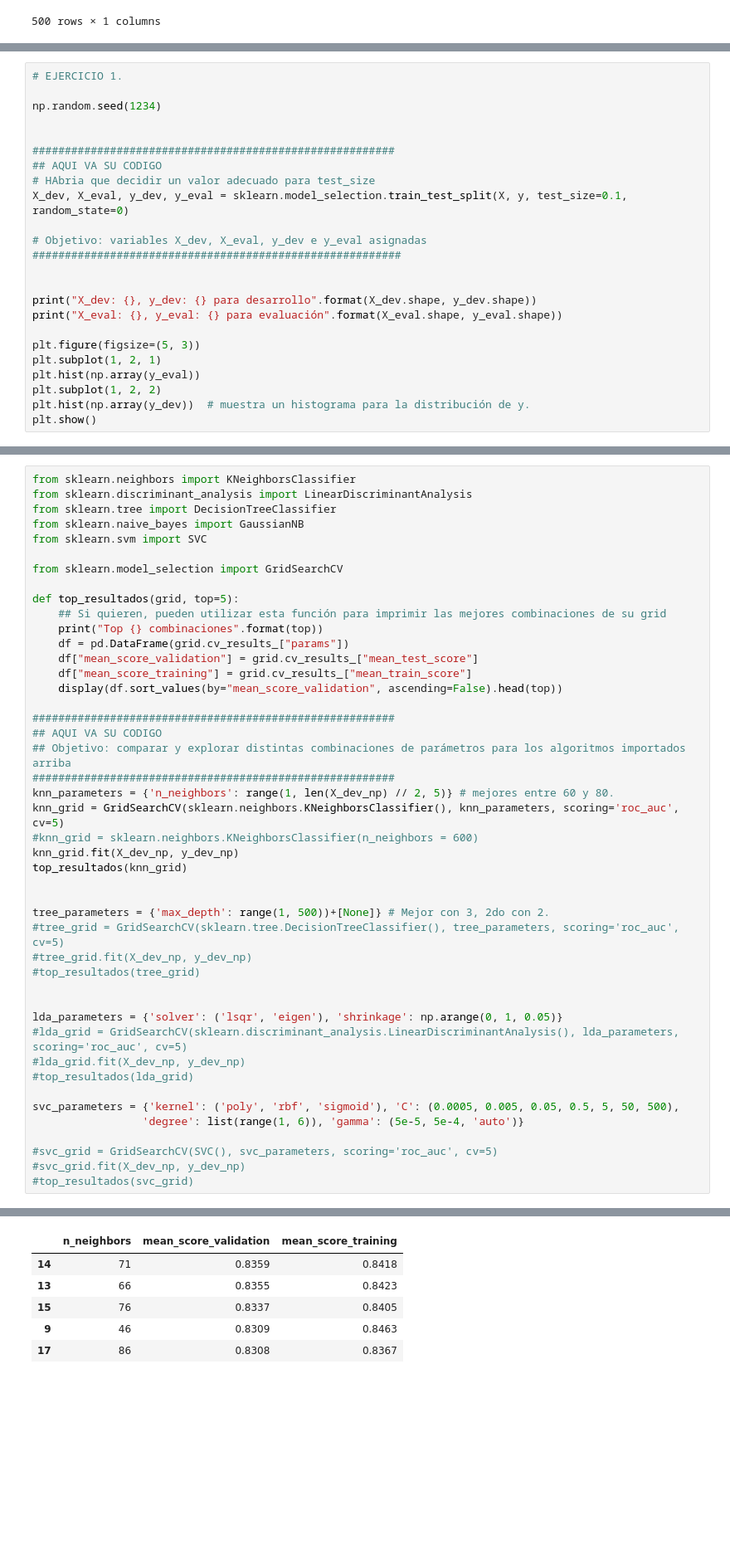
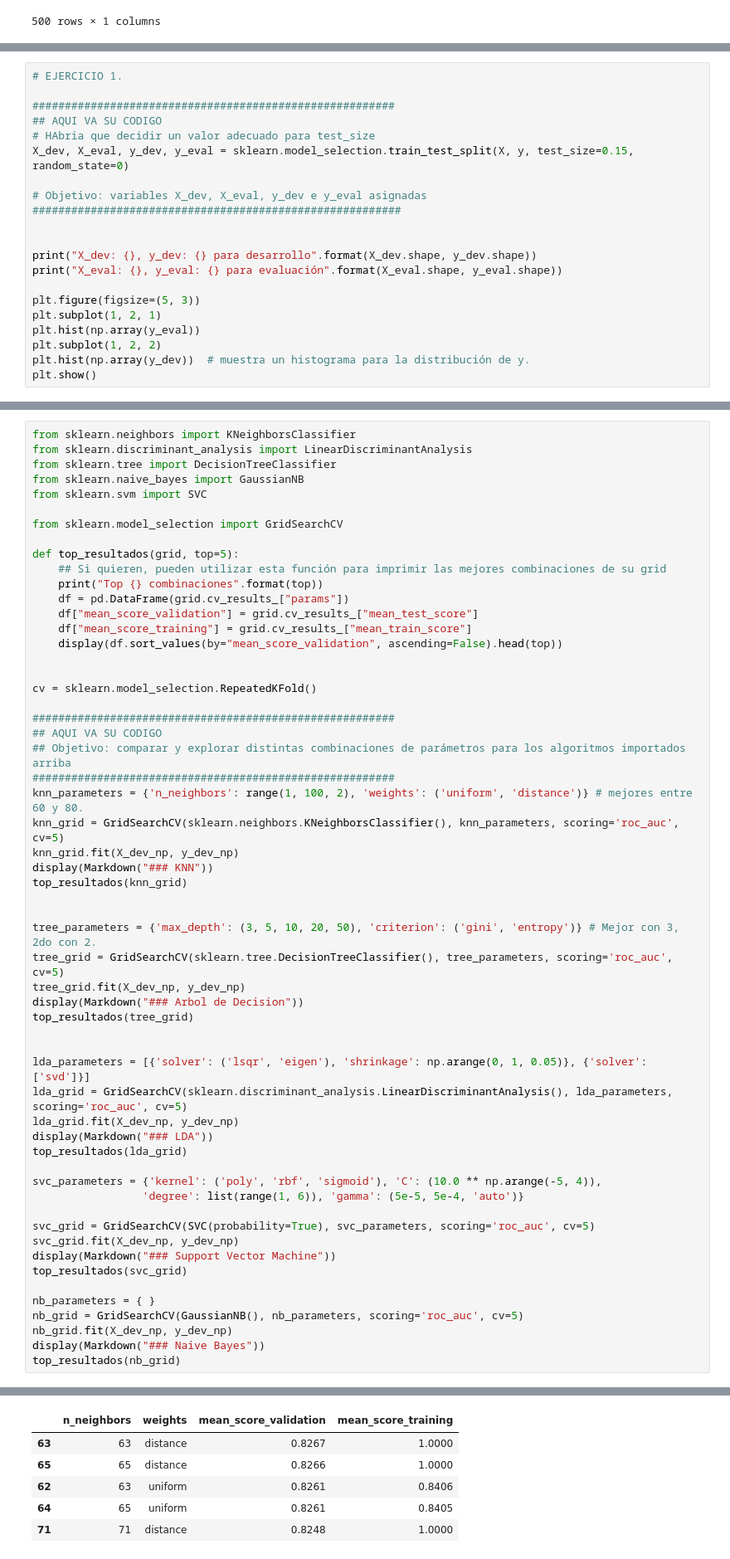
Before and after one commit to griquelme/aa-TP1, a Jupyter notebook: TP1.ipynb, the cells around one changed output, grey strips where cells are left out. Shown: that part at 83% size. Cells and saved outputs as stored; diff of their text form; blank space fills up the shorter version.

```diff
--- a/TP1.ipynb
+++ b/TP1.ipynb
@@ -101,14 +101,11 @@ display(y)
 Contarán con una cantidad limitada de datos, por lo cual es importante tomar una buena decisión en el momento de empezar a utilizarlos. En este punto pedimos que evalúen cómo separar sus datos para desarrollo y para evaluación tomando en cuenta la competencia.
 # %%
 # EJERCICIO 1.
-
-np.random.seed(1234)
-
 
 ########################################################
 ## AQUI VA SU CODIGO
 # HAbria que decidir un valor adecuado para test_size
-X_dev, X_eval, y_dev, y_eval = sklearn.model_selection.train_test_split(X, y, test_size=0.1, random_state=0)
+X_dev, X_eval, y_dev, y_eval = sklearn.model_selection.train_test_split(X, y, test_size=0.15, random_state=0)
 
 # Objetivo: variables X_dev, X_eval, y_dev e y_eval asignadas
 #########################################################
@@ -313,50 +247,62 @@ from sklearn.discriminant_analysis import LinearDiscriminantAnalysis
 from sklearn.tree import DecisionTreeClassifier
 from sklearn.naive_bayes import GaussianNB
 from sklearn.svm import SVC
 
 from sklearn.model_selection import GridSearchCV
 
 def top_resultados(grid, top=5):
     ## Si quieren, pueden utilizar esta función para imprimir las mejores combinaciones de su grid
     print("Top {} combinaciones".format(top))
     df = pd.DataFrame(grid.cv_results_["params"])
     df["mean_score_validation"] = grid.cv_results_["mean_test_score"]
     df["mean_score_training"] = grid.cv_results_["mean_train_score"]
     display(df.sort_values(by="mean_score_validation", ascending=False).head(top))
 
+
+cv = sklearn.model_selection.RepeatedKFold()
+
 ########################################################
 ## AQUI VA SU CODIGO
 ## Objetivo: comparar y explorar distintas combinaciones de parámetros para los algoritmos importados arriba
 ########################################################
-knn_parameters = {'n_neighbors': range(1, len(X_dev_np) // 2, 5)} # mejores entre 60 y 80.
+knn_parameters = {'n_neighbors': range(1, 100, 2), 'weights': ('uniform', 'distance')} # mejores entre 60 y 80.
 knn_grid = GridSearchCV(sklearn.neighbors.KNeighborsClassifier(), knn_parameters, scoring='roc_auc', cv=5)
-#knn_grid = sklearn.neighbors.KNeighborsClassifier(n_neighbors = 600)
 knn_grid.fit(X_dev_np, y_dev_np)
+display(Markdown("### KNN"))
 top_resultados(knn_grid)
 
 
-tree_parameters = {'max_depth': range(1, 500))+[None]} # Mejor con 3, 2do con 2.
-#tree_grid = GridSearchCV(sklearn.tree.DecisionTreeClassifier(), tree_parameters, scoring='roc_auc', cv=5)
-#tree_grid.fit(X_dev_np, y_dev_np)
-#top_resultados(tree_grid)
+tree_parameters = {'max_depth': (3, 5, 10, 20, 50), 'criterion': ('gini', 'entropy')} # Mejor con 3, 2do con 2.
+tree_grid = GridSearchCV(sklearn.tree.DecisionTreeClassifier(), tree_parameters, scoring='roc_auc', cv=5)
+tree_grid.fit(X_dev_np, y_dev_np)
+display(Markdown("### Arbol de Decision"))
+top_resultados(tree_grid)
 
 
-lda_parameters = {'solver': ('lsqr', 'eigen'), 'shrinkage': np.arange(0, 1, 0.05)}
-#lda_grid = GridSearchCV(sklearn.discriminant_analysis.LinearDiscriminantAnalysis(), lda_parameters, scoring='roc_auc', cv=5)
-#lda_grid.fit(X_dev_np, y_dev_np)
-#top_resultados(lda_grid)
+lda_parameters = [{'solver': ('lsqr', 'eigen'), 'shrinkage': np.arange(0, 1, 0.05)}, {'solver': ['svd']}]
+lda_grid = GridSearchCV(sklearn.discriminant_analysis.LinearDiscriminantAnalysis(), lda_parameters, scoring='roc_auc', cv=5)
+lda_grid.fit(X_dev_np, y_dev_np)
+display(Markdown("### LDA"))
+top_resultados(lda_grid)
 
-svc_parameters = {'kernel': ('poly', 'rbf', 'sigmoid'), 'C': (0.0005, 0.005, 0.05, 0.5, 5, 50, 500),
+svc_parameters = {'kernel': ('poly', 'rbf', 'sigmoid'), 'C': (10.0 ** np.arange(-5, 4)),
                  'degree': list(range(1, 6)), 'gamma': (5e-5, 5e-4, 'auto')}
 
-#svc_grid = GridSearchCV(SVC(), svc_parameters, scoring='roc_auc', cv=5)
-#svc_grid.fit(X_dev_np, y_dev_np)
-#top_resultados(svc_grid)
+svc_grid = GridSearchCV(SVC(probability=True), svc_parameters, scoring='roc_auc', cv=5)
+svc_grid.fit(X_dev_np, y_dev_np)
+display(Markdown("### Support Vector Machine"))
+top_resultados(svc_grid)
+
+nb_parameters = { }
+nb_grid = GridSearchCV(GaussianNB(), nb_parameters, scoring='roc_auc', cv=5)
+nb_grid.fit(X_dev_np, y_dev_np)
+display(Markdown("### Naive Bayes"))
+top_resultados(nb_grid)
 # %% [output]
 Top 5 combinaciones
-|  | n_neighbors | mean_score_validation | mean_score_training |
-| 14 | 71 | 0.8359 | 0.8418 |
-| 13 | 66 | 0.8355 | 0.8423 |
-| 15 | 76 | 0.8337 | 0.8405 |
-| 9 | 46 | 0.8309 | 0.8463 |
-| 17 | 86 | 0.8308 | 0.8367 |
+|  | n_neighbors | weights | mean_score_validation | mean_score_training |
+| 63 | 63 | distance | 0.8267 | 1.0000 |
+| 65 | 65 | distance | 0.8266 | 1.0000 |
+| 62 | 63 | uniform | 0.8261 | 0.8406 |
+| 64 | 65 | uniform | 0.8261 | 0.8405 |
+| 71 | 71 | distance | 0.8248 | 1.0000 |
```
Also changed, not shown: parts of 8 cells of this notebook.
